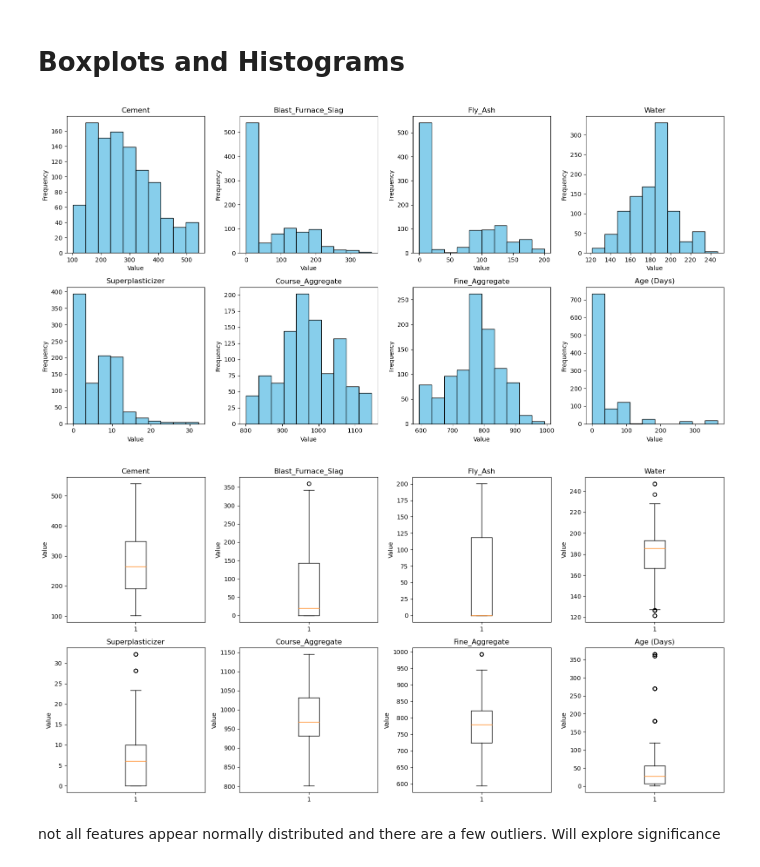
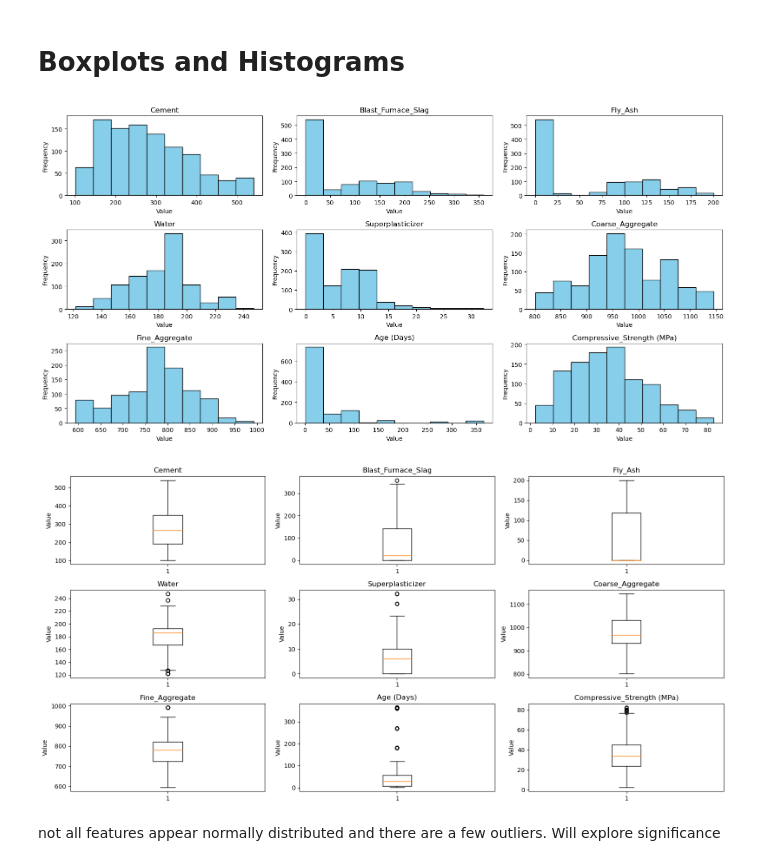
Before and after one commit to SBangarh/Concrete-Strength-Analysis, a Jupyter notebook: analysis.ipynb, the cells around one changed output. Drawn from its saved outputs; the diff is of its cells as text; code cells hidden in the pictures.

```diff
--- a/analysis.ipynb
+++ b/analysis.ipynb
@@ -120,7 +120,7 @@ data.columns = ['Cement', 'Blast_Furnace_Slag', 'Fly_Ash', 'Water', 'Superplasti
 # %%
 #function to plot Histogram
 def make_histogram(dataframe, num_rows, num_cols, fig_size=tuple):
-    columns = list(dataframe.loc[:, dataframe.columns != dataframe.columns[-1]]) #get input columns
+    columns = list(dataframe.columns) #get input columns
     fig, axs = plt.subplots(num_rows, num_cols, figsize=fig_size) #declare size
     # Plot histograms for each feature
     for i, col in enumerate(columns):
@@ -138,7 +138,7 @@ def make_histogram(dataframe, num_rows, num_cols, fig_size=tuple):
 
 
 def make_boxplots(dataframe, num_rows, num_cols, fig_size=tuple):
-    columns = list(dataframe.loc[:, dataframe.columns != dataframe.columns[-1]]) #get input columns
+    columns = list(dataframe.columns) #get input columns
     fig, axs = plt.subplots(num_rows, num_cols, figsize=fig_size) #declare size
     # Plot histograms for each feature
     for i, col in enumerate(columns):
@@ -154,14 +154,14 @@ def make_boxplots(dataframe, num_rows, num_cols, fig_size=tuple):
     plt.show()
 # %%
 #plot histograms
-make_histogram(data, 2, 4, (16, 8))
+make_histogram(data, 3, 3, (16, 8))
 # %% [output]
-[figure, old version]
+[figure, new version]
 # %%
 #make boxplots
-make_boxplots(data, 2, 4, (16, 8))
+make_boxplots(data, 3, 3, (16, 8))
 # %% [output]
-[figure, old version]
+[figure, new version]
 # %% [markdown]
 not all features appear normally distributed and there are a few outliers. Will explore significance
 # %%
```
Also changed, not shown: parts of 23 cells of this notebook.
